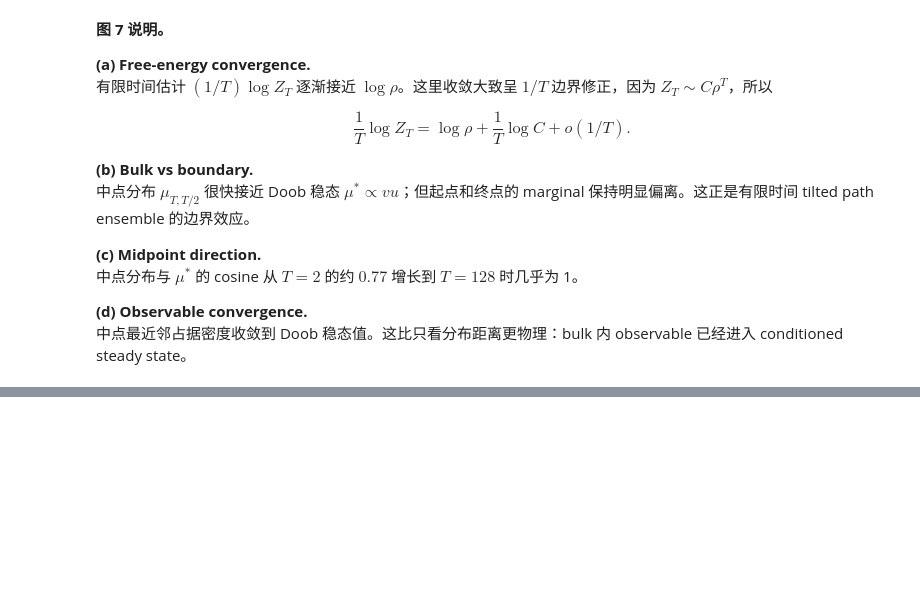
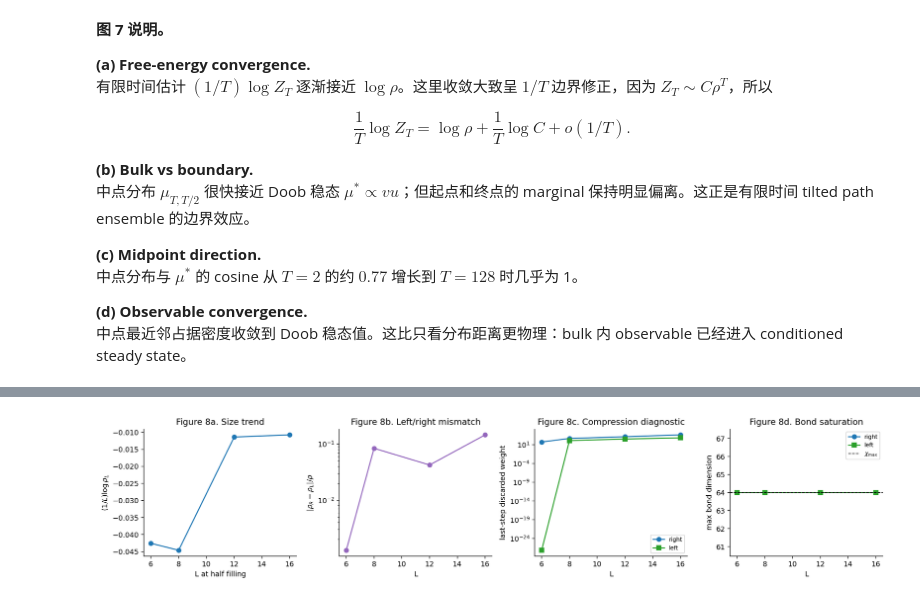
Before and after one commit to ShaShaQAQ/thermodynamic_limit_entropy_RL, a Jupyter notebook: tensor_version/controlled_chain_workflow.ipynb, the cells around one changed output, grey strips where cells are left out. Drawn from its saved outputs; the diff is of its cells as text; code cells hidden in the pictures; blank space fills up the shorter version.

```diff
--- a/tensor_version/controlled_chain_workflow.ipynb
+++ b/tensor_version/controlled_chain_workflow.ipynb
@@ -1574,0 +1672,42 @@ $$
+# %%
+Ls = np.array([row["L"] for row in tn_rows])
+logrho = np.array([row["log_rho_per_site"] for row in tn_rows])
+mismatch = np.array([row["rho_mismatch"] for row in tn_rows])
+disc_r = np.array([row["discard_right"] for row in tn_rows])
+disc_l = np.array([row["discard_left"] for row in tn_rows])
+bond_r = np.array([row["bond_right"] for row in tn_rows])
+bond_l = np.array([row["bond_left"] for row in tn_rows])
+
+fig, axes = plt.subplots(1, 4, figsize=(15.5, 3.4))
+
+axes[0].plot(Ls, logrho, marker="o", color="tab:blue")
+axes[0].set_xlabel("L at half filling")
+axes[0].set_ylabel(r"$(1/L)\log\rho_L$")
+axes[0].set_title("Figure 8a. Size trend")
+
+axes[1].plot(Ls, mismatch, marker="o", color="tab:purple")
+axes[1].set_yscale("log")
+axes[1].set_xlabel("L")
+axes[1].set_ylabel(r"$|\rho_R-\rho_L|/\rho$")
+axes[1].set_title("Figure 8b. Left/right mismatch")
+
+axes[2].plot(Ls, np.maximum(disc_r, 1e-300), marker="o", label="right", color="tab:blue")
+axes[2].plot(Ls, np.maximum(disc_l, 1e-300), marker="s", label="left", color="tab:green")
+axes[2].set_yscale("log")
+axes[2].set_xlabel("L")
+axes[2].set_ylabel("last-step discarded weight")
+axes[2].set_title("Figure 8c. Compression diagnostic")
+axes[2].legend(fontsize=8)
+
+axes[3].plot(Ls, bond_r, marker="o", label="right", color="tab:blue")
+axes[3].plot(Ls, bond_l, marker="s", label="left", color="tab:green")
+axes[3].axhline(tn_rows[0]["chi"], color="k", ls="--", lw=1, label=r"$\chi_{\max}$")
+axes[3].set_xlabel("L")
+axes[3].set_ylabel("max bond dimension")
+axes[3].set_title("Figure 8d. Bond saturation")
+axes[3].legend(fontsize=8)
+
+plt.tight_layout()
+plt.show()
+# %% [output]
+[figure, added]
```
Also changed, not shown: parts of 9 cells of this notebook, 24 other files.
